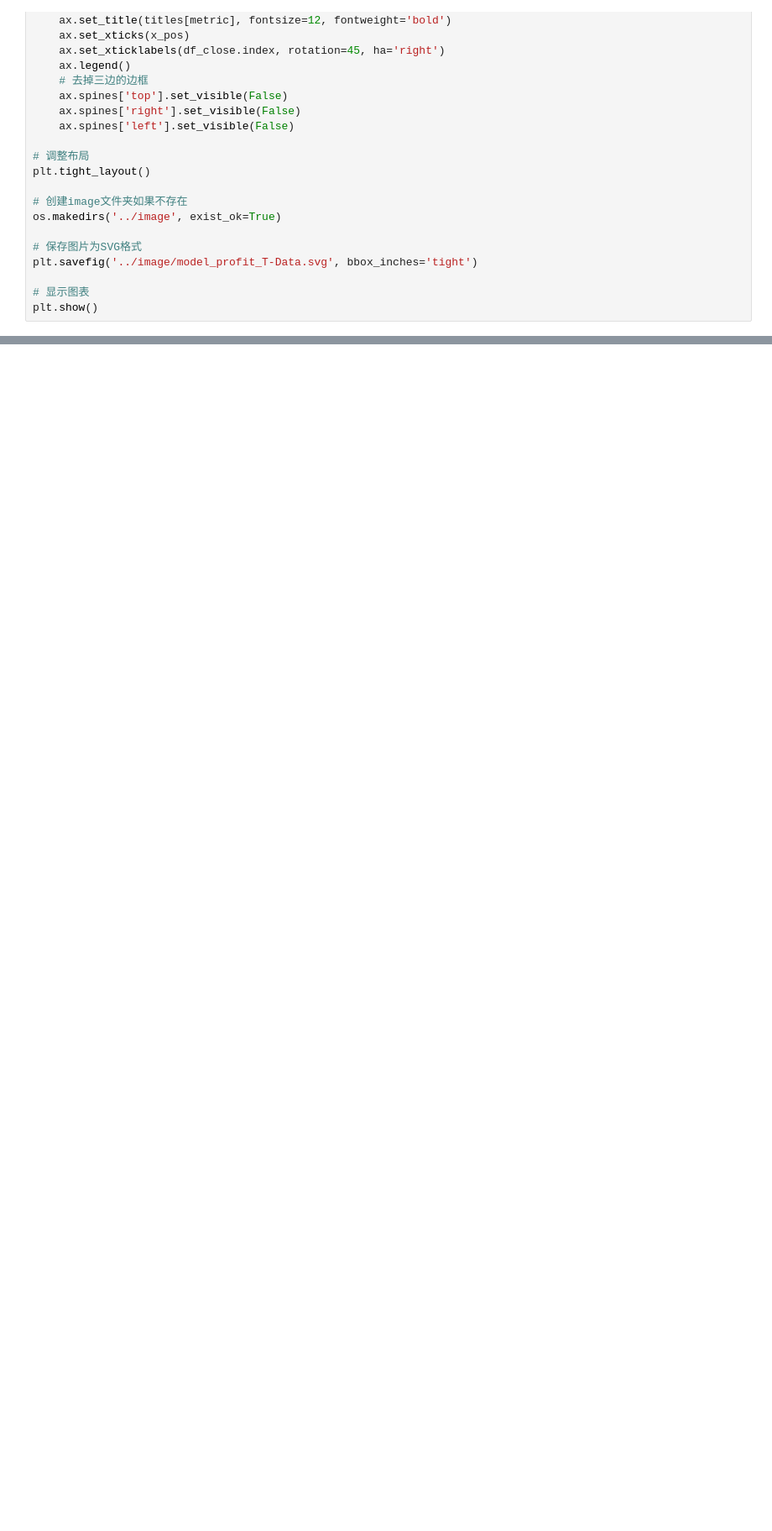
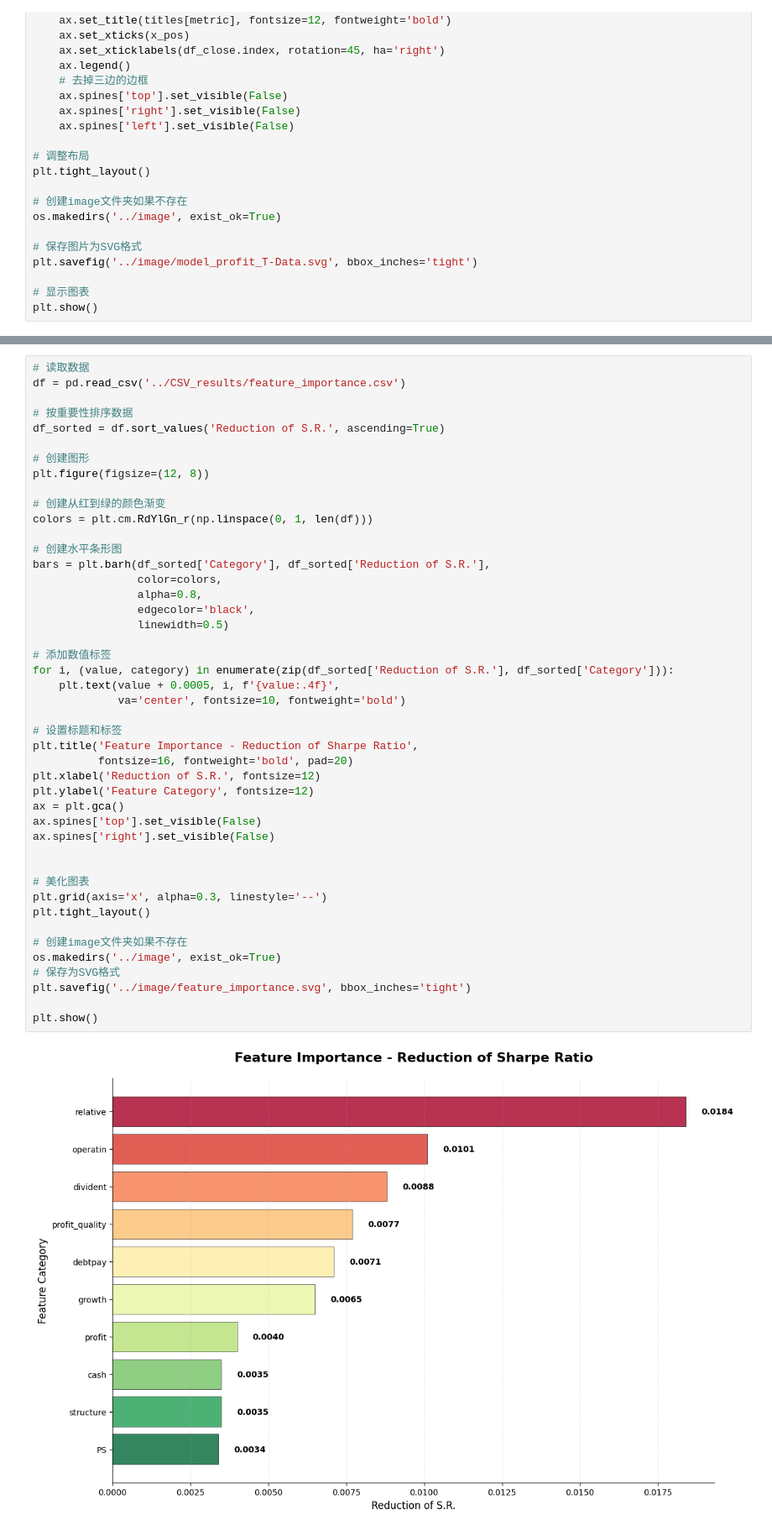
Before and after one commit to TonyTangWJ/Chinese-Stock-Market, a Jupyter notebook: data_visualize/main.ipynb, the cells around one changed output, grey strips where cells are left out. Shown at 84% size. Drawn from its saved outputs; the diff is of its cells as text; blank space fills up the shorter version.

```diff
--- a/data_visualize/main.ipynb
+++ b/data_visualize/main.ipynb
@@ -1050,0 +1282,47 @@ plt.show()
+# %%
+# 读取数据
+df = pd.read_csv('../CSV_results/feature_importance.csv')
+
+# 按重要性排序数据
+df_sorted = df.sort_values('Reduction of S.R.', ascending=True)
+
+# 创建图形
+plt.figure(figsize=(12, 8))
+
+# 创建从红到绿的颜色渐变
+colors = plt.cm.RdYlGn_r(np.linspace(0, 1, len(df)))
+
+# 创建水平条形图
+bars = plt.barh(df_sorted['Category'], df_sorted['Reduction of S.R.'],
+                color=colors,
+                alpha=0.8,
+                edgecolor='black',
+                linewidth=0.5)
+
+# 添加数值标签
+for i, (value, category) in enumerate(zip(df_sorted['Reduction of S.R.'], df_sorted['Category'])):
+    plt.text(value + 0.0005, i, f'{value:.4f}',
+             va='center', fontsize=10, fontweight='bold')
+
+# 设置标题和标签
+plt.title('Feature Importance - Reduction of Sharpe Ratio',
+          fontsize=16, fontweight='bold', pad=20)
+plt.xlabel('Reduction of S.R.', fontsize=12)
+plt.ylabel('Feature Category', fontsize=12)
+ax = plt.gca()
+ax.spines['top'].set_visible(False)
+ax.spines['right'].set_visible(False)
+
+
+# 美化图表
+plt.grid(axis='x', alpha=0.3, linestyle='--')
+plt.tight_layout()
+
+# 创建image文件夹如果不存在
+os.makedirs('../image', exist_ok=True)
+# 保存为SVG格式
+plt.savefig('../image/feature_importance.svg', bbox_inches='tight')
+
+plt.show()
+# %% [output]
+[figure, added]
```
Also changed, not shown: parts of 5 cells of this notebook, 6 other files.
